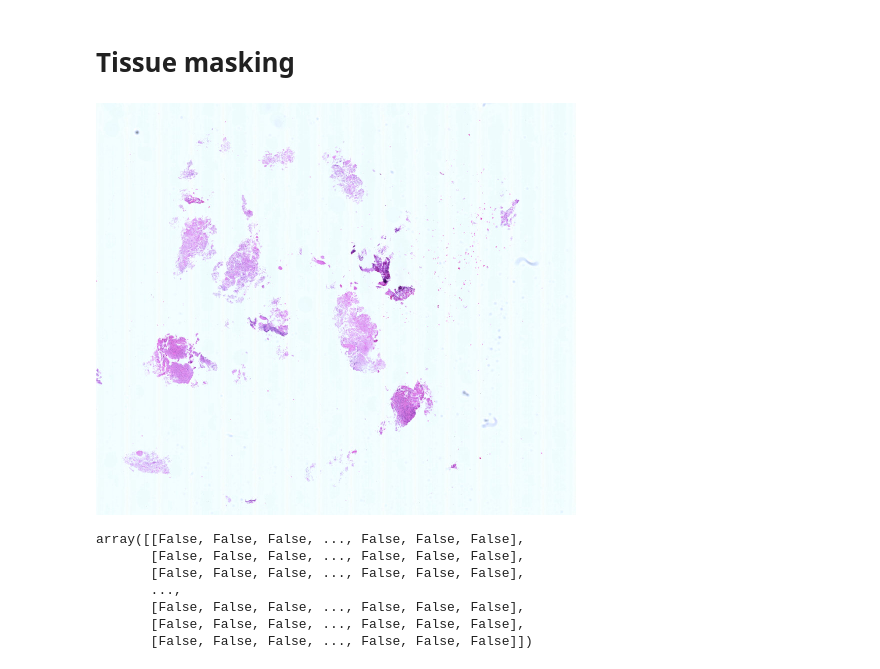
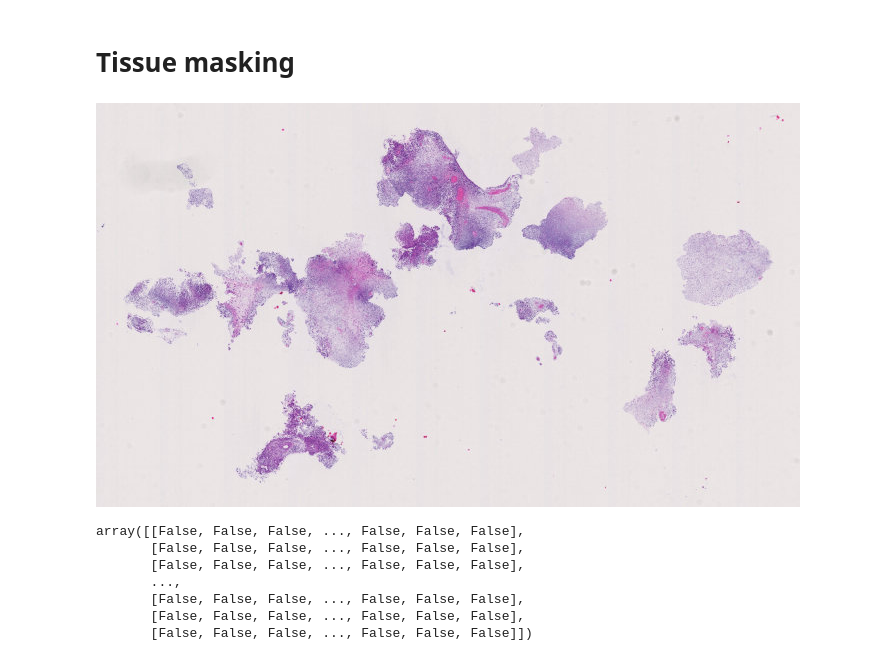
Before and after one commit to tovaroe/WSIHandler, a Jupyter notebook: Testing functions.ipynb, the cells around one changed output. Saved outputs shown, nothing was run; the diff lists cells and outputs as text; code cells hidden in the pictures.

```diff
--- a/Testing functions.ipynb
+++ b/Testing functions.ipynb
@@ -177,13 +177,14 @@ from PIL import Image
 from skimage.measure import label, regionprops
 # %%
 #path = r"F:\GBMatch-DL\GBMatch_histo_lib_complete\Primary OP\pat_001_1_N1168-05A_histo.ndpi"
-path = r"F:\GBMatch-DL\GBMatch_histo_lib_complete\Primary OP\pat_017_1_N1223-15_histo.ndpi"
+#path = r"F:\GBMatch-DL\GBMatch_histo_lib_complete\Primary OP\pat_017_1_N1223-15_histo.ndpi"
+path = r"F:\GBMatch-DL\GBMatch_histo_lib_complete\Primary OP\pat_210_1_N296-09_histo.ndpi"
 wsi = openslide.OpenSlide(path)
 size = wsi.level_dimensions[-3]
 image = wsi.get_thumbnail(size)
 image
 # %% [output]
-[figure, old version]
+[figure, new version]
 # %%
 cd = colour_deconvolution(image, 'HE')
 H = cd[:,:,0]
```
Also changed, not shown: parts of 31 cells of this notebook, 1 other file.
